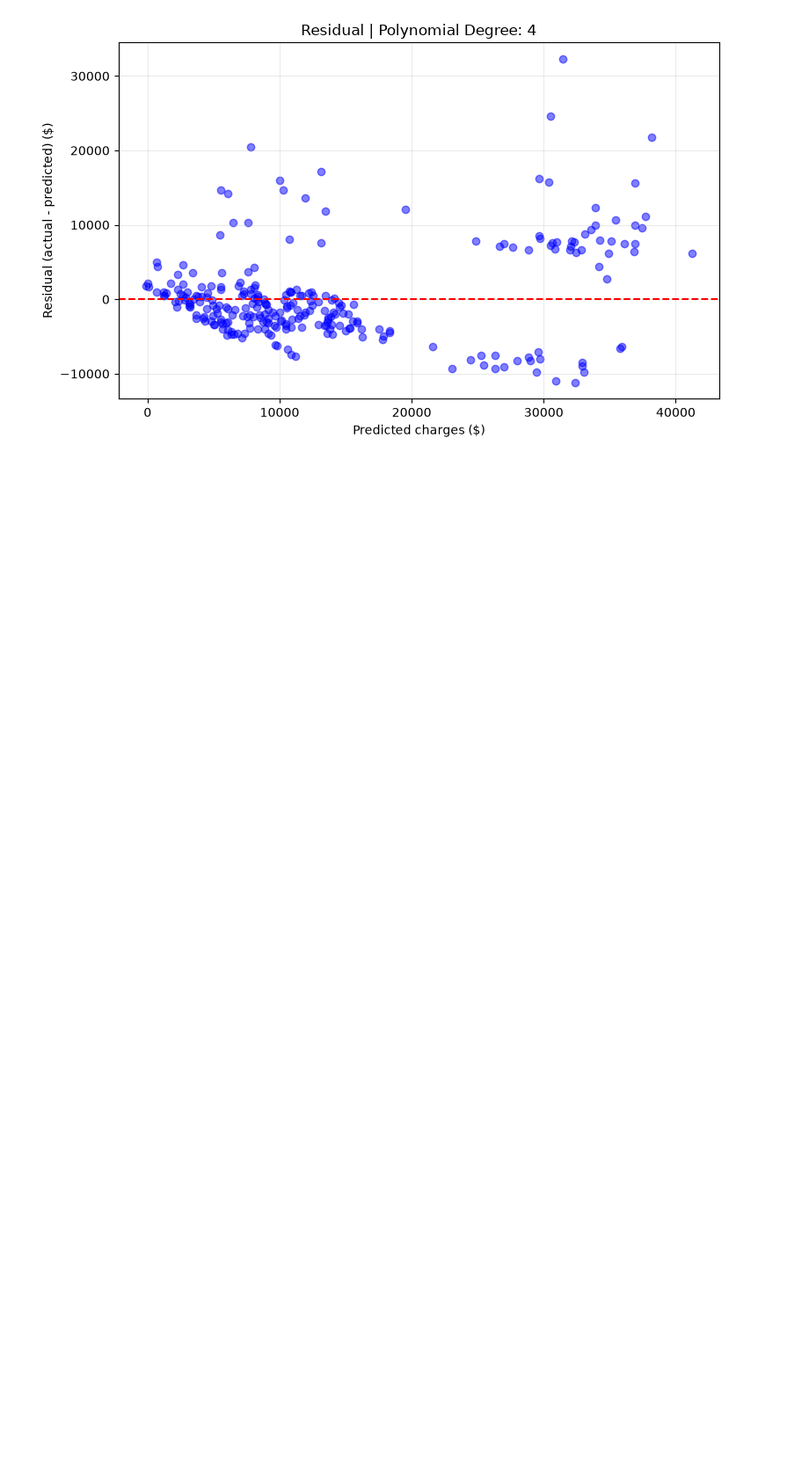
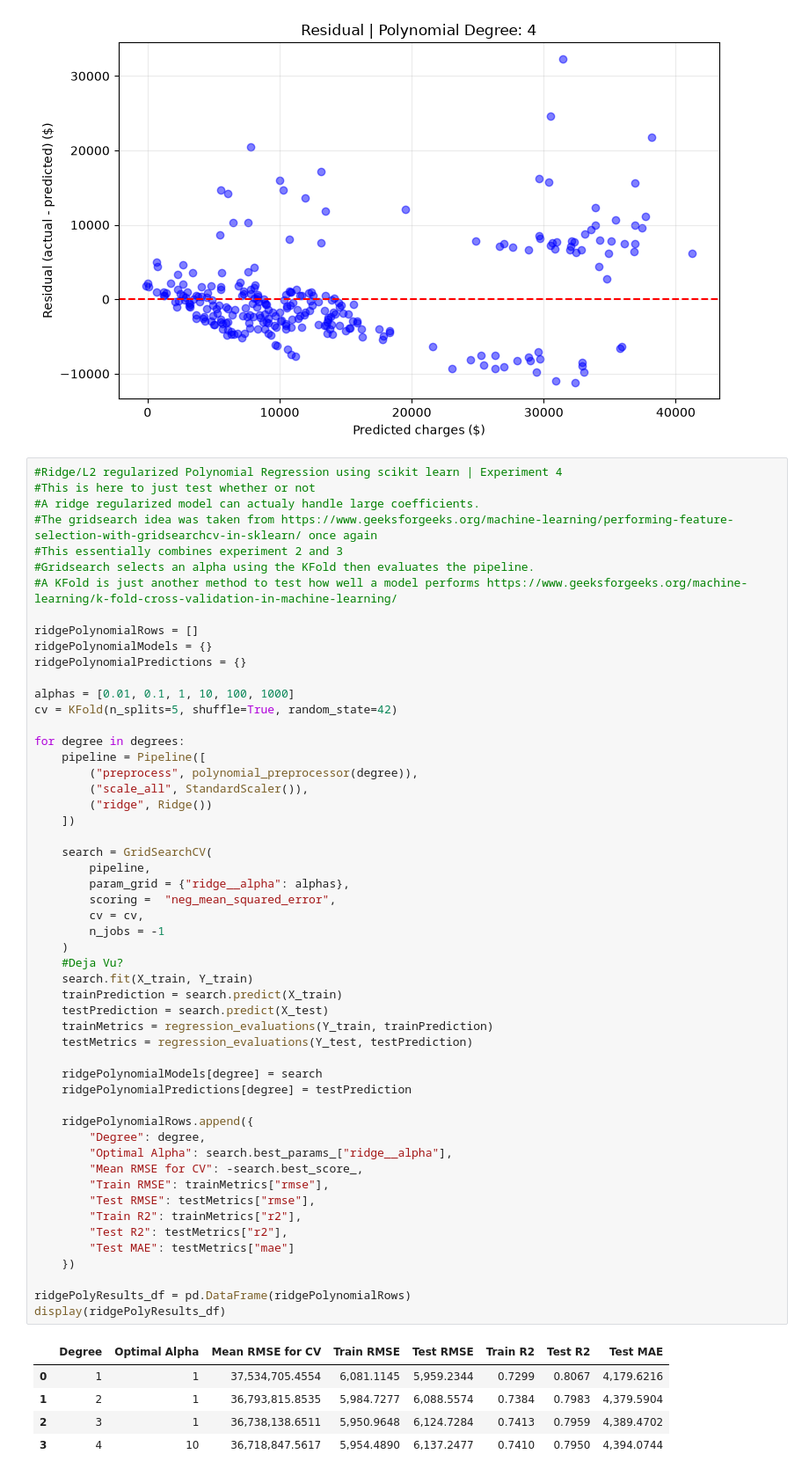
Before and after one commit to FMarkett11/CS412_Medical_Insurance_Predictor_Comparison, a Jupyter notebook: MedInsurance.ipynb, the cells around one changed output. Shown at 88% size. Saved outputs shown, nothing was run; the diff lists cells and outputs as text; blank space fills up the shorter version.

```diff
--- a/MedInsurance.ipynb
+++ b/MedInsurance.ipynb
@@ -512,3 +512,62 @@ for degree in degrees:
 [figure]
 [figure]
 [figure]
+# %%
+#Ridge/L2 regularized Polynomial Regression using scikit learn | Experiment 4
+#This is here to just test whether or not
+#A ridge regularized model can actualy handle large coefficients.
+#The gridsearch idea was taken from https://www.geeksforgeeks.org/machine-learning/performing-feature-selection-with-gridsearchcv-in-sklearn/ once again
+#This essentially combines experiment 2 and 3
+#Gridsearch selects an alpha using the KFold then evaluates the pipeline.
+#A KFold is just another method to test how well a model performs https://www.geeksforgeeks.org/machine-learning/k-fold-cross-validation-in-machine-learning/
+
+ridgePolynomialRows = []
+ridgePolynomialModels = {}
+ridgePolynomialPredictions = {}
+
+alphas = [0.01, 0.1, 1, 10, 100, 1000]
+cv = KFold(n_splits=5, shuffle=True, random_state=42)
+
+for degree in degrees:
+    pipeline = Pipeline([
+        ("preprocess", polynomial_preprocessor(degree)),
+        ("scale_all", StandardScaler()),
+        ("ridge", Ridge())
+    ])
+
+    search = GridSearchCV(
+        pipeline,
+        param_grid = {"ridge__alpha": alphas},
+        scoring =  "neg_mean_squared_error",
+        cv = cv,
+        n_jobs = -1
+    )
+    #Deja Vu?
+    search.fit(X_train, Y_train)
+    trainPrediction = search.predict(X_train)
+    testPrediction = search.predict(X_test)
+    trainMetrics = regression_evaluations(Y_train, trainPrediction)
+    testMetrics = regression_evaluations(Y_test, testPrediction)
+
+    ridgePolynomialModels[degree] = search
+    ridgePolynomialPredictions[degree] = testPrediction
+
+    ridgePolynomialRows.append({
+        "Degree": degree,
+        "Optimal Alpha": search.best_params_["ridge__alpha"],
+        "Mean RMSE for CV": -search.best_score_,
+        "Train RMSE": trainMetrics["rmse"],
+        "Test RMSE": testMetrics["rmse"],
+        "Train R2": trainMetrics["r2"],
+        "Test R2": testMetrics["r2"],
+        "Test MAE": testMetrics["mae"]
+    })
+
+ridgePolyResults_df = pd.DataFrame(ridgePolynomialRows)
+display(ridgePolyResults_df)
+# %% [output]
+|  | Degree | Optimal Alpha | Mean RMSE for CV | Train RMSE | Test RMSE | Train R2 | Test R2 | Test MAE |
+| 0 | 1 | 1 | 37,534,705.4554 | 6,081.1145 | 5,959.2344 | 0.7299 | 0.8067 | 4,179.6216 |
+| 1 | 2 | 1 | 36,793,815.8535 | 5,984.7277 | 6,088.5574 | 0.7384 | 0.7983 | 4,379.5904 |
+| 2 | 3 | 1 | 36,738,138.6511 | 5,950.9648 | 6,124.7284 | 0.7413 | 0.7959 | 4,389.4702 |
+| 3 | 4 | 10 | 36,718,847.5617 | 5,954.4890 | 6,137.2477 | 0.7410 | 0.7950 | 4,394.0744 |
```
Also changed, not shown: parts of 1 cell of this notebook.
